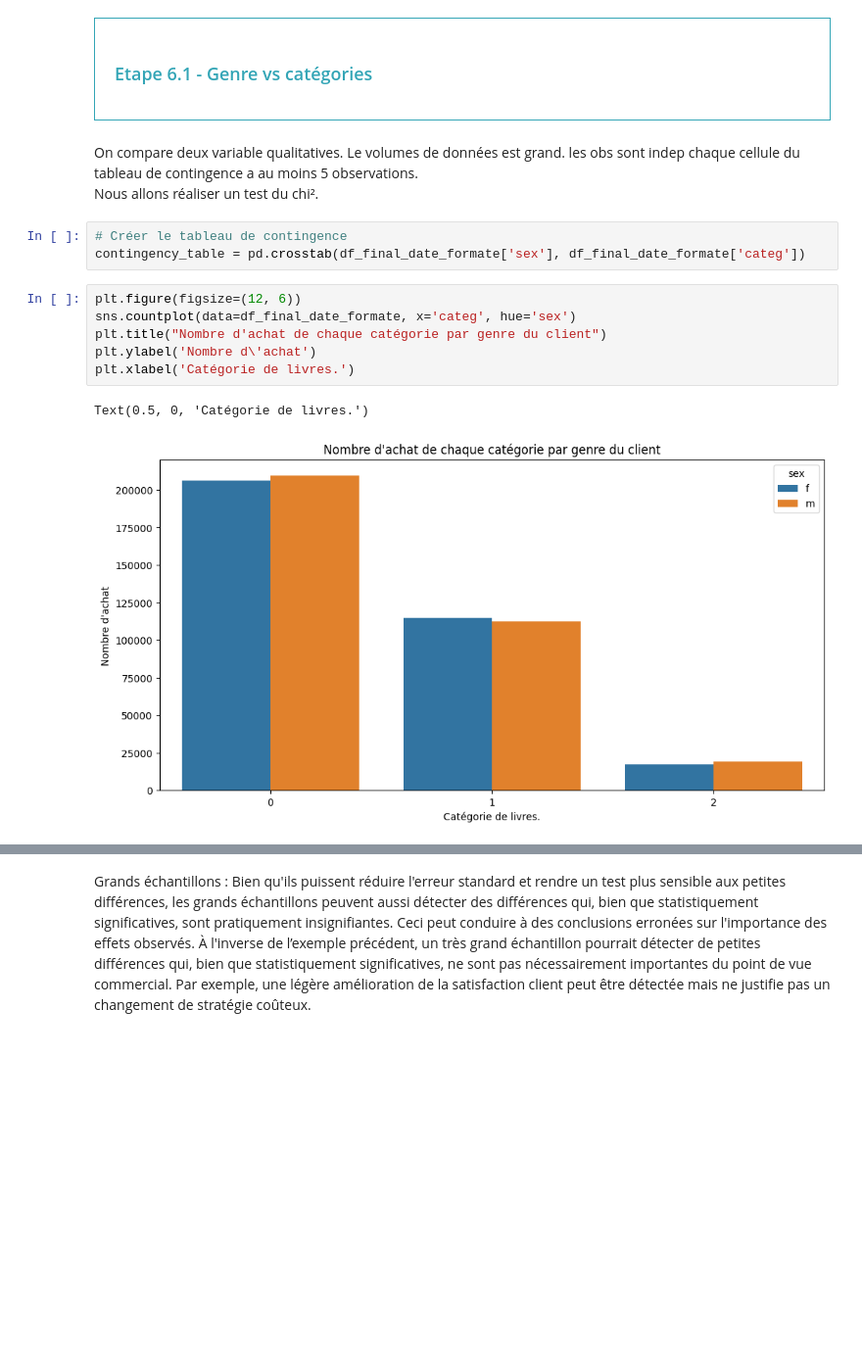
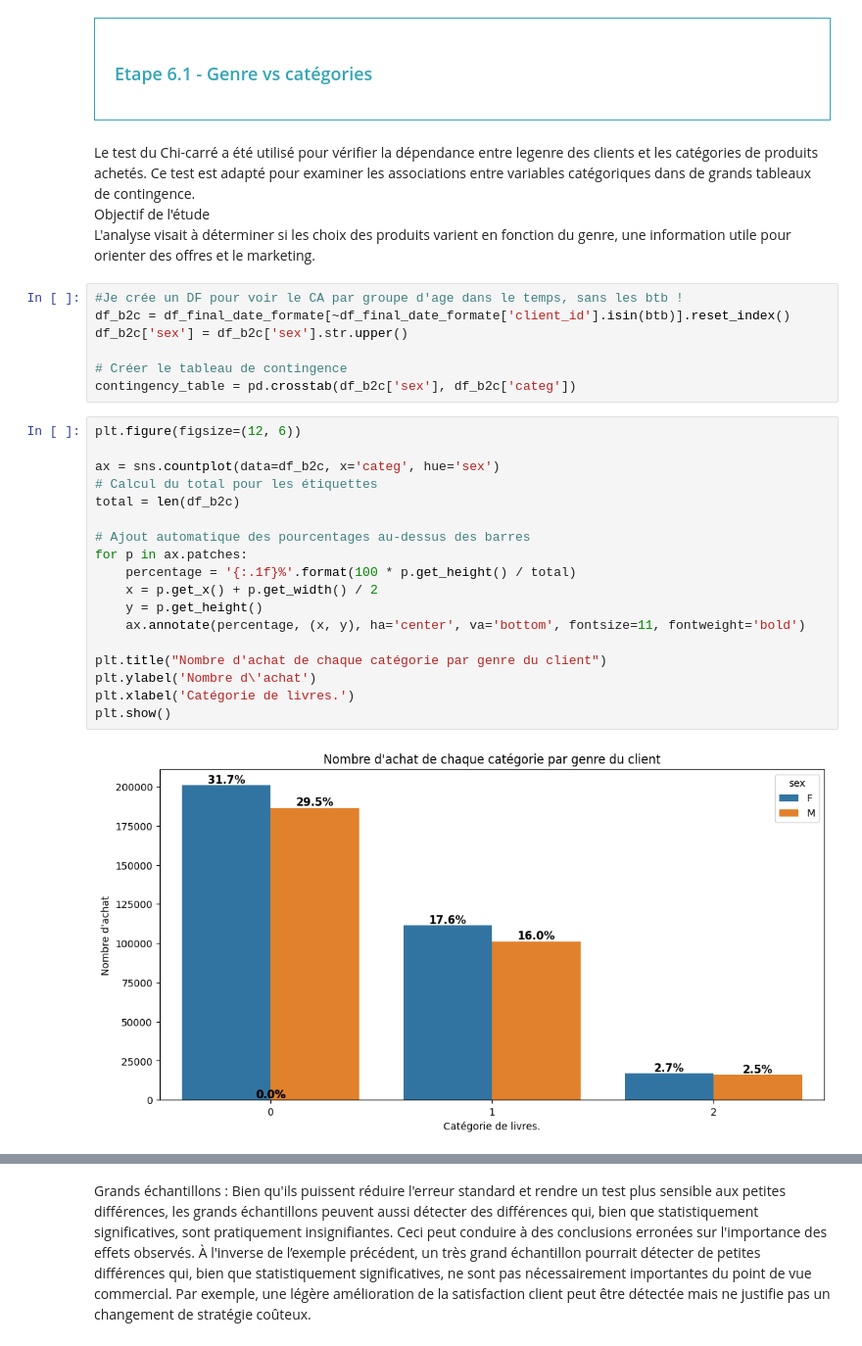
Before and after one commit to ziedbelhocine/Cours-OC, a Jupyter notebook: Data_Analyst/Projet_9/donnees brutes/Belhocine_Zied_1_notebook_032026.ipynb, the cells around one changed output, grey strips where cells are left out. Shown at 98% size. Saved outputs shown, nothing was run; the diff lists cells and outputs as text; blank space fills up the shorter version.

```diff
--- a/Data_Analyst/Projet_9/donnees brutes/Belhocine_Zied_1_notebook_032026.ipynb
+++ b/Data_Analyst/Projet_9/donnees brutes/Belhocine_Zied_1_notebook_032026.ipynb
@@ -1048,23 +1175,37 @@ plt.show()
 <h3 style="margin: auto; padding: 20px; color: RGB(51,165,182); ">Etape 6.1 - Genre vs catégories</h3>
 </div>
 # %% [markdown]
-On compare deux variable qualitatives.
-Le volumes de données est grand.
-les obs sont indep
-chaque cellule du tableau de contingence a au moins 5 observations. <br>
-Nous allons réaliser un test du chi².
+Le test du Chi-carré a été utilisé pour vérifier la dépendance entre legenre des clients et les catégories de produits achetés. Ce test est adapté pour
+examiner les associations entre variables catégoriques dans de grands tableaux de contingence. <br>
+Objectif de l'étude<br>
+L'analyse visait à déterminer si les choix des produits varient en fonction du genre, une information utile pour orienter des offres et le marketing.
 # %%
+#Je crée un DF pour voir le CA par groupe d'age dans le temps, sans les btb !
+df_b2c = df_final_date_formate[~df_final_date_formate['client_id'].isin(btb)].reset_index()
+df_b2c['sex'] = df_b2c['sex'].str.upper()
+
 # Créer le tableau de contingence
-contingency_table = pd.crosstab(df_final_date_formate['sex'], df_final_date_formate['categ'])
+contingency_table = pd.crosstab(df_b2c['sex'], df_b2c['categ'])
 # %%
 plt.figure(figsize=(12, 6))
-sns.countplot(data=df_final_date_formate, x='categ', hue='sex')
+
+ax = sns.countplot(data=df_b2c, x='categ', hue='sex')
+# Calcul du total pour les étiquettes
+total = len(df_b2c)
+
+# Ajout automatique des pourcentages au-dessus des barres
+for p in ax.patches:
+    percentage = '{:.1f}%'.format(100 * p.get_height() / total)
+    x = p.get_x() + p.get_width() / 2
+    y = p.get_height()
+    ax.annotate(percentage, (x, y), ha='center', va='bottom', fontsize=11, fontweight='bold')
+
 plt.title("Nombre d'achat de chaque catégorie par genre du client")
 plt.ylabel('Nombre d\'achat')
 plt.xlabel('Catégorie de livres.')
+plt.show()
 # %% [output]
-Text(0.5, 0, 'Catégorie de livres.')
-[figure, old version]
+[figure, new version]
 # %%
 # Calculer le test du Chi-2
 chi2_stat, p_value, dof, expected = chi2_contingency(contingency_table)
```
Also changed, not shown: parts of 93 cells of this notebook, 14 other files.
